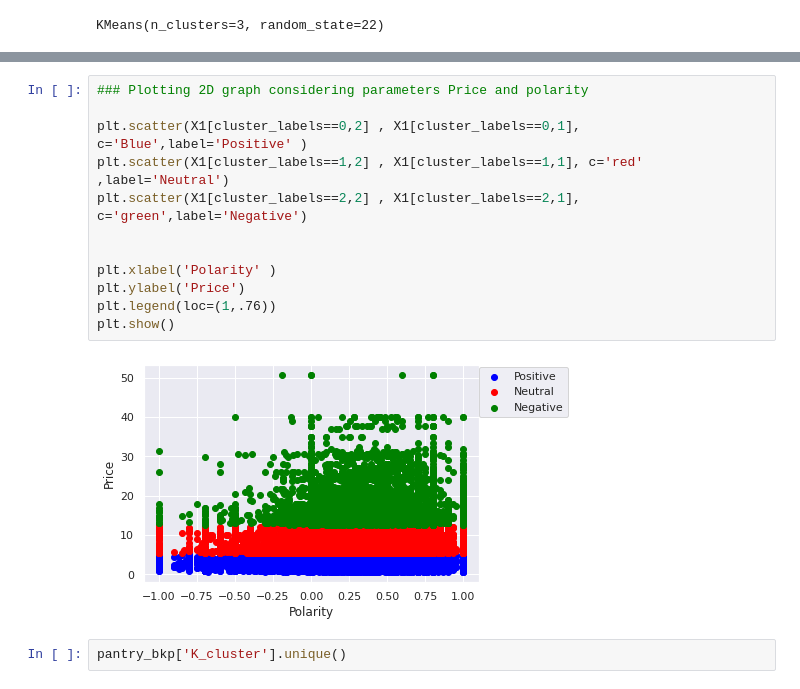
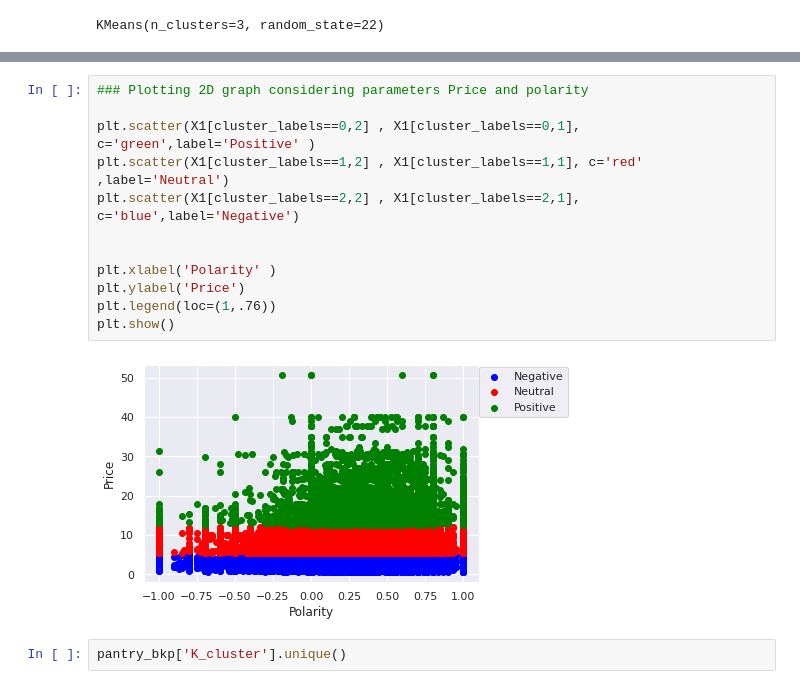
Before and after one commit to subhranilmondal/subhranilmondal, a Jupyter notebook: Capstone Project- Amazon customer review analysis/Project_Clustering_Final.ipynb, the cells around one changed output, grey strips where cells are left out. Saved outputs shown, nothing was run; the diff lists cells and outputs as text.

```diff
--- a/Capstone Project- Amazon customer review analysis/Project_Clustering_Final.ipynb
+++ b/Capstone Project- Amazon customer review analysis/Project_Clustering_Final.ipynb
@@ -114,17 +114,17 @@ pantry_bkp.head()
 # %%
 ### Plotting 2D graph considering parameters Price and polarity
 
-plt.scatter(X1[cluster_labels==0,2] , X1[cluster_labels==0,1], c='Blue',label='Positive' )
+plt.scatter(X1[cluster_labels==0,2] , X1[cluster_labels==0,1], c='green',label='Positive' )
 plt.scatter(X1[cluster_labels==1,2] , X1[cluster_labels==1,1], c='red' ,label='Neutral')
-plt.scatter(X1[cluster_labels==2,2] , X1[cluster_labels==2,1], c='green',label='Negative')
+plt.scatter(X1[cluster_labels==2,2] , X1[cluster_labels==2,1], c='blue',label='Negative')
 
 
 plt.xlabel('Polarity' )
 plt.ylabel('Price')
 plt.legend(loc=(1,.76))
 plt.show()
 # %% [output]
-[figure, old version]
+[figure, new version]
 # %%
 pantry_bkp['K_cluster'].unique()
 # %% [output]
```
Also changed, not shown: parts of 1 cell of this notebook, 2 other files.
